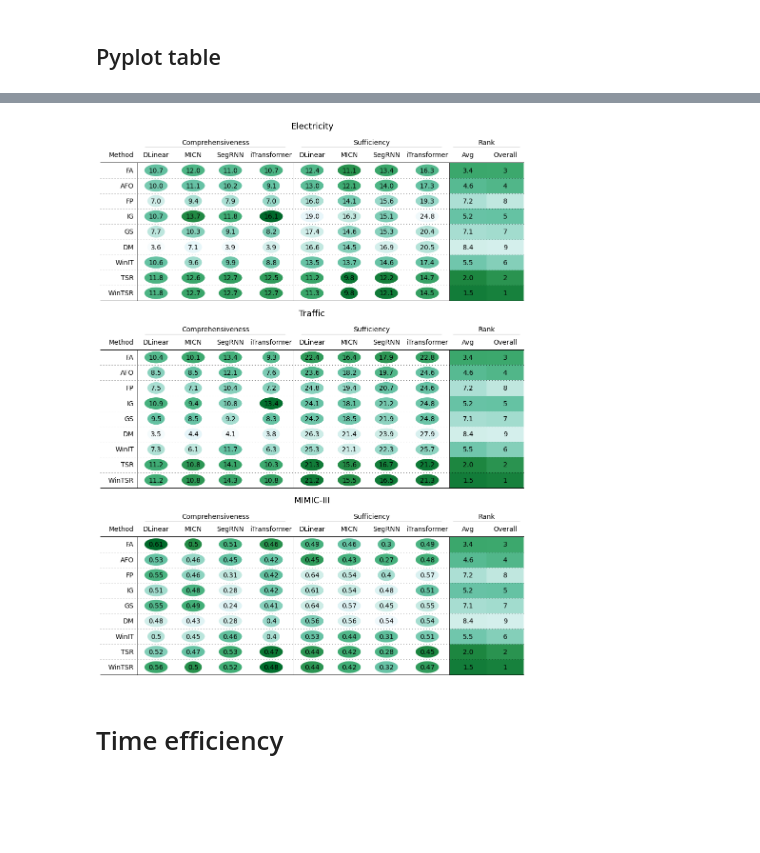
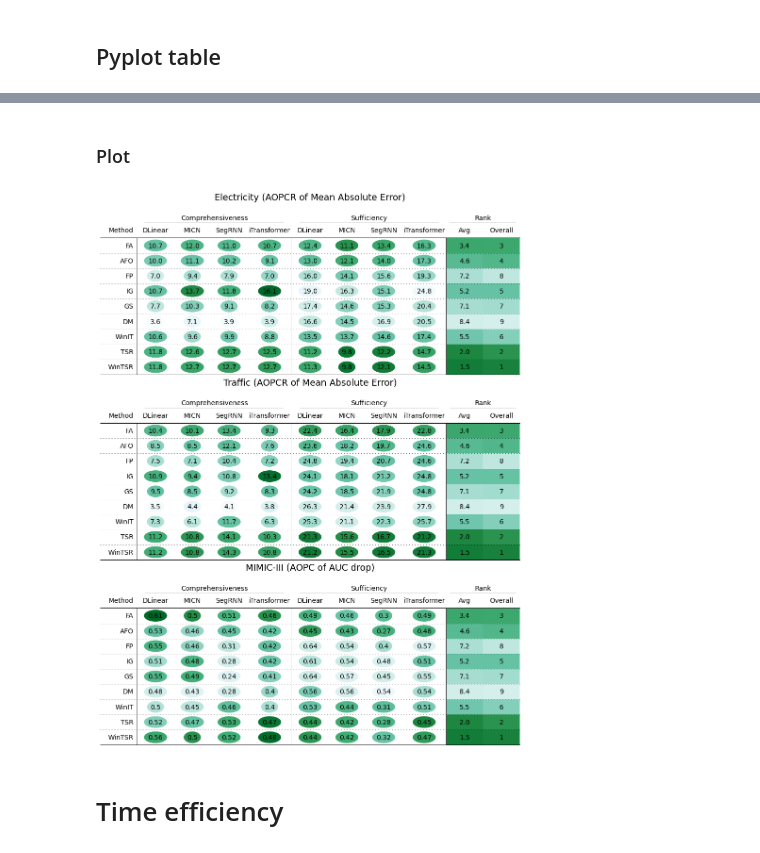
Before and after one commit to UVA-MLSys/SA-Timeseries, a Jupyter notebook: plot_result_stats.ipynb, the cells around one changed output, grey strips where cells are left out. Drawn from its saved outputs; the diff is of its cells as text; code cells hidden in the pictures; blank space fills up the shorter version.

```diff
--- a/plot_result_stats.ipynb
+++ b/plot_result_stats.ipynb
@@ -24,7 +17,7 @@ dataset_full_form = {
 # %%
 def reduce_df(df:pd.DataFrame):
     # df[df['area']==0.05]
-    return df.groupby('metric').aggregate('mean')[['comp', 'suff']].reset_index()
+    return df.groupby('metric')[['comp', 'suff']].aggregate('mean').reset_index()
 
 int_metric_map = {
     'electricity': ['mae'],
@@ -44,7 +37,7 @@ attr_methods = [
     'feature_ablation', 'augmented_occlusion',
     'feature_permutation',
     'integrated_gradients', 'gradient_shap','dyna_mask',
-    'winIT', 'tsr' ,'wtsr'
+    'winIT', 'tsr', 'wtsr'
 ]
 
 short_form = {
@@ -54,6 +47,7 @@ short_form = {
     'feature_permutation': 'FP',
     'winIT': 'WinIT',
     'tsr':'TSR',
+    'tsr2':'TSR',
     'wtsr': 'WinTSR',
     'gradient_shap': 'GS',
     'integrated_gradients': 'IG',
@@ -65,13 +59,29 @@ NUM_ITERATIONS = 3
 # %% [markdown]
 ## Take average
 # %%
+import os
+
 results = []
 for dataset in datasets:
     for attr_method in attr_methods:
         for metric in int_metric_map[dataset]:
             for model in models:
                 for itr_no in range(1, NUM_ITERATIONS+1):
-                    df = pd.read_csv(f'results/{dataset}_{model}/{itr_no}/{attr_method}.csv')
+                    attr_file = f'results/{dataset}_{model}/{itr_no}/{attr_method}.csv'
+                    df = pd.read_csv(attr_file)
+                    # if os.path.exists(attr_file):
+                    #     df = pd.read_csv(attr_file)
+                    # else:
+                    #     batch_file = f'results/{dataset}_{model}/{itr_no}/batch_{attr_method}.csv'
+                    #     if os.path.exists(batch_file):
+                    #         df = pd.read_csv(batch_file)
+                    #         df = df.groupby(['metric', 'area'])[
+                    #             ['comp', 'suff']
+                    #         ].aggregate('mean').reset_index()
+                    #     else:
+                    #         print(f'File not found: {attr_file}')
+                    #         continue
+
                     df = reduce_df(df)
                     comp, suff= df[df['metric']==metric][['comp', 'suff']].values[0]
 
@@ -79,6 +89,7 @@ for dataset in datasets:
                         dataset, attr_method, metric, model, itr_no, comp, suff
                     ])
 
+
 result_df = pd.DataFrame(results, columns=['dataset', 'attr_method', 'metric', 'model', 'itr_no', 'comp', 'suff'])
 result_df.head(3)
 # %% [output]
@@ -154,6 +187,4 @@ import matplotlib.pyplot as plt
 %matplotlib inline
-# %%
-result_df = result_df[result_df['metric'].isin(['mae', 'auc'])]
 # %%
 def get_merged(dataset):
     df = result_df[result_df['dataset']==dataset]
@@ -200,4 +212,0 @@ ranks_.set_index('attr_method', inplace=True)
-# %%
-merged = pd.merge(comp, suff, on='attr_method', how='inner')
-merged = pd.merge(merged, ranks_, on='attr_method', how='inner')
-merged = merged.loc[[short_form[attr] for attr in attr_methods]]
@@ -260,29 +266,35 @@ def get_definitions(merged):
     )
 
     return col_defs
+# %% [markdown]
+### Plot
 # %%
 fig, axes = plt.subplots(len(datasets), 1, figsize=(16, 21))
 
 for i in range(len(datasets)):
     ax = axes[i]
     dataset = datasets[i]
 
     merged = get_merged(dataset)
     col_defs = get_definitions(merged)
 
     table = Table(
         merged,
         column_definitions=col_defs,
         row_dividers=True,
         footer_divider=True,
         ax=ax,
         textprops={"fontsize": 14},
         row_divider_kw={"linewidth": 1, "linestyle": (0, (1, 5))},
         col_label_divider_kw={"linewidth": 1, "linestyle": "-"},
         column_border_kw={"linewidth": 1, "linestyle": "-"},
     )
-    ax.set_title(dataset_full_form[dataset], fontsize=18)
+
+    if dataset== 'mimic_iii':
+        ax.set_title(f'{dataset_full_form[dataset]} (AOPC of AUC drop)', fontsize=19)
+    else:
+        ax.set_title(f'{dataset_full_form[dataset]} (AOPCR of Mean Absolute Error)', fontsize=19)
 
 plt.subplots_adjust(hspace=0.1)
 # %% [output]
-[figure, old version]
+[figure, new version]
```
Also changed, not shown: parts of 19 cells of this notebook, 8 other files.
